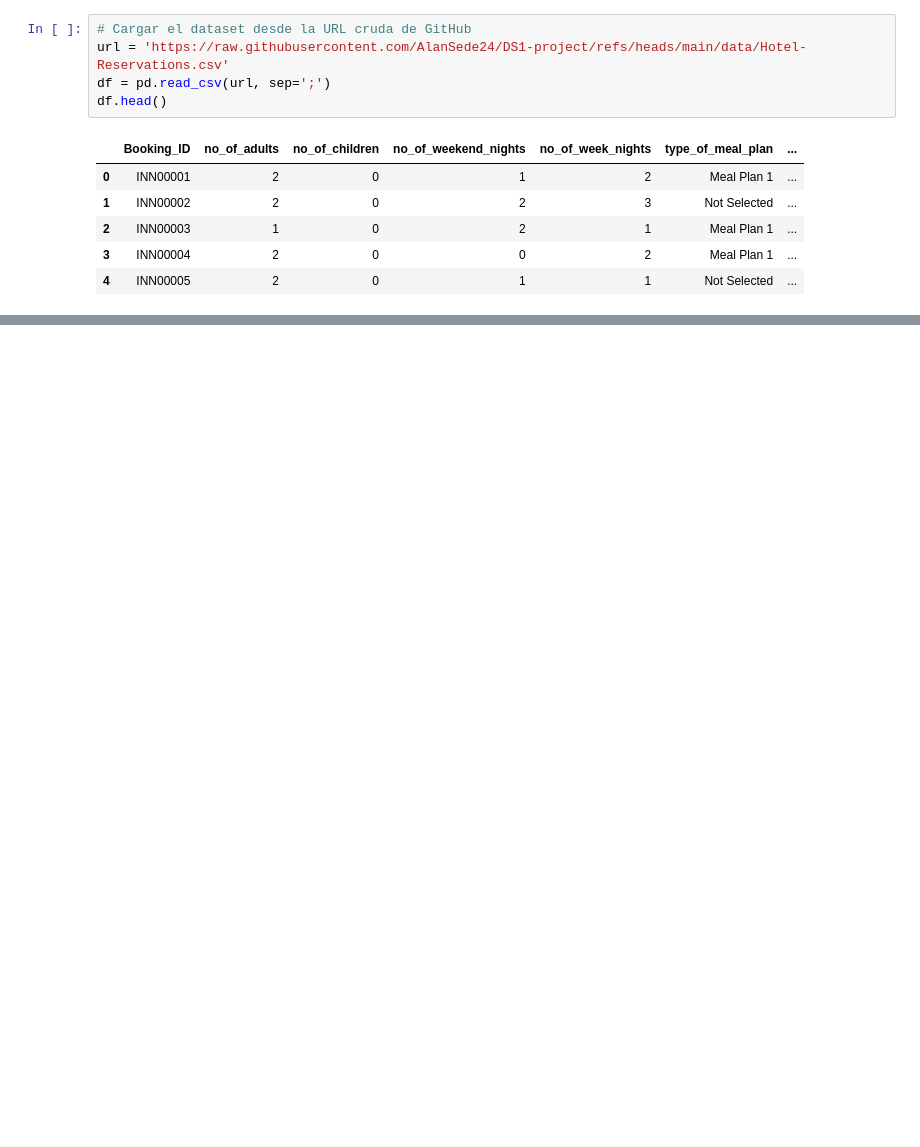
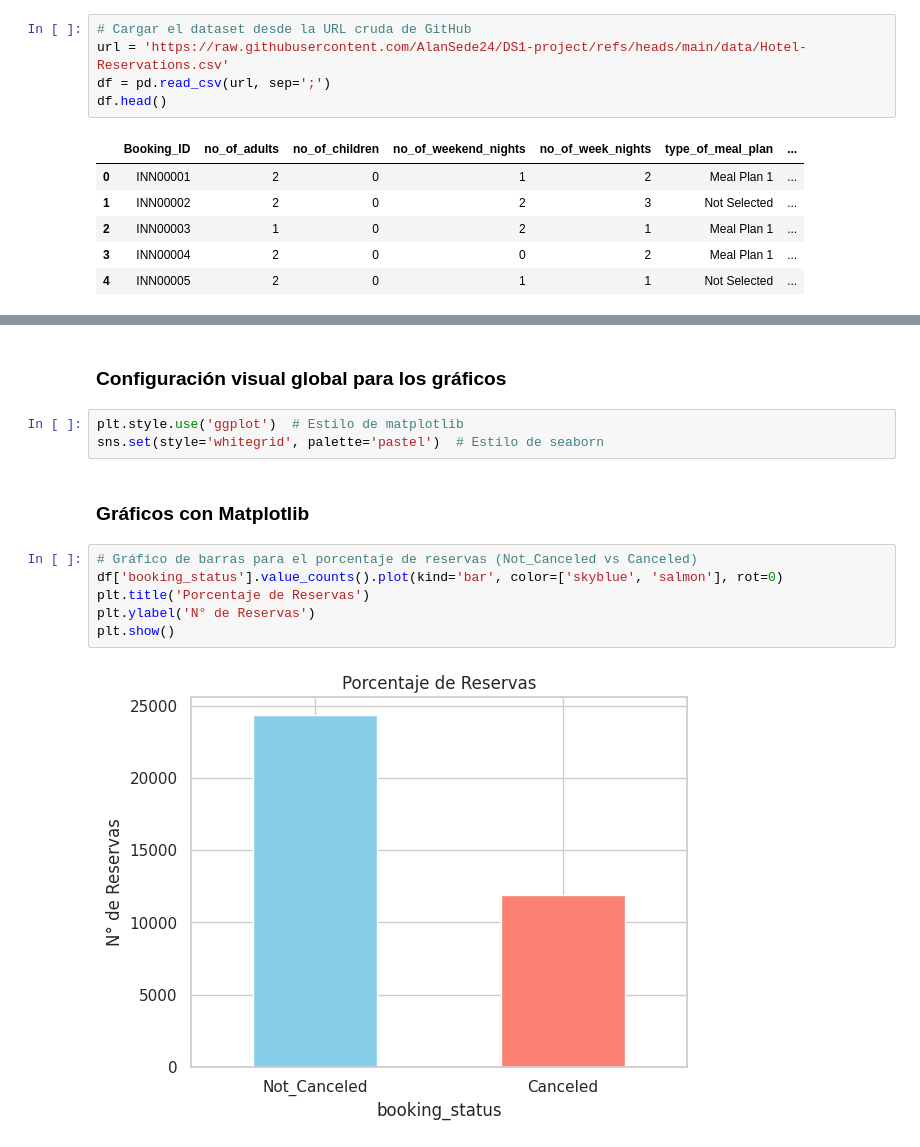
Before and after one commit to AlanSede24/DS1-project, a Jupyter notebook: ProyectoDS_Parte1_SedeAlan.ipynb, the cells around one changed output, grey strips where cells are left out. Drawn from its saved outputs; the diff is of its cells as text; blank space fills up the shorter version.

```diff
--- a/ProyectoDS_Parte1_SedeAlan.ipynb
+++ b/ProyectoDS_Parte1_SedeAlan.ipynb
@@ -65,3 +63,18 @@ plt.show()
 # %% [output]
 float64
 [figure]
+# %% [markdown]
+### Configuración visual global para los gráficos
+# %%
+plt.style.use('ggplot')  # Estilo de matplotlib
+sns.set(style='whitegrid', palette='pastel')  # Estilo de seaborn
+# %% [markdown]
+### Gráficos con Matplotlib
+# %%
+# Gráfico de barras para el porcentaje de reservas (Not_Canceled vs Canceled)
+df['booking_status'].value_counts().plot(kind='bar', color=['skyblue', 'salmon'], rot=0)
+plt.title('Porcentaje de Reservas')
+plt.ylabel('N° de Reservas')
+plt.show()
+# %% [output]
+[figure, added]
```
Also changed, not shown: parts of 11 cells of this notebook.
